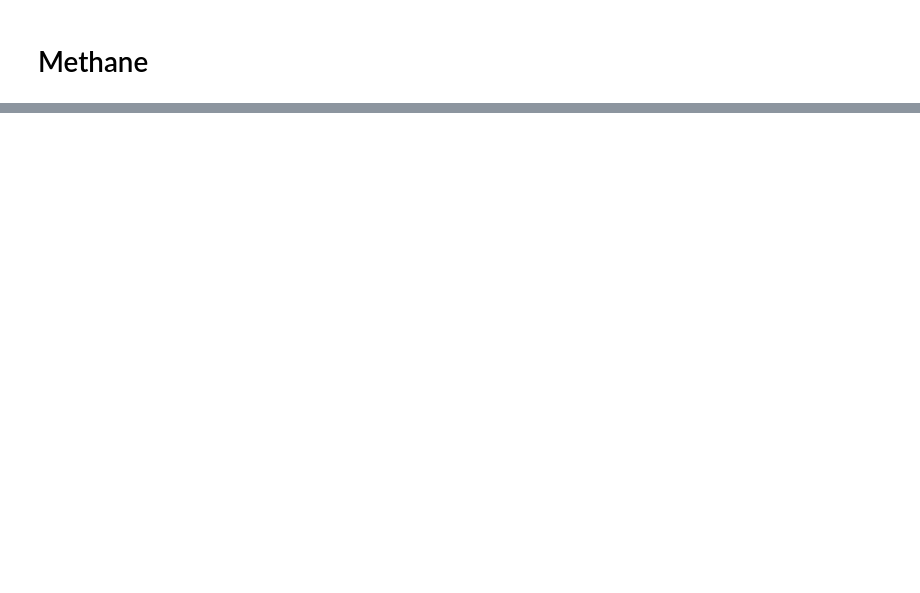
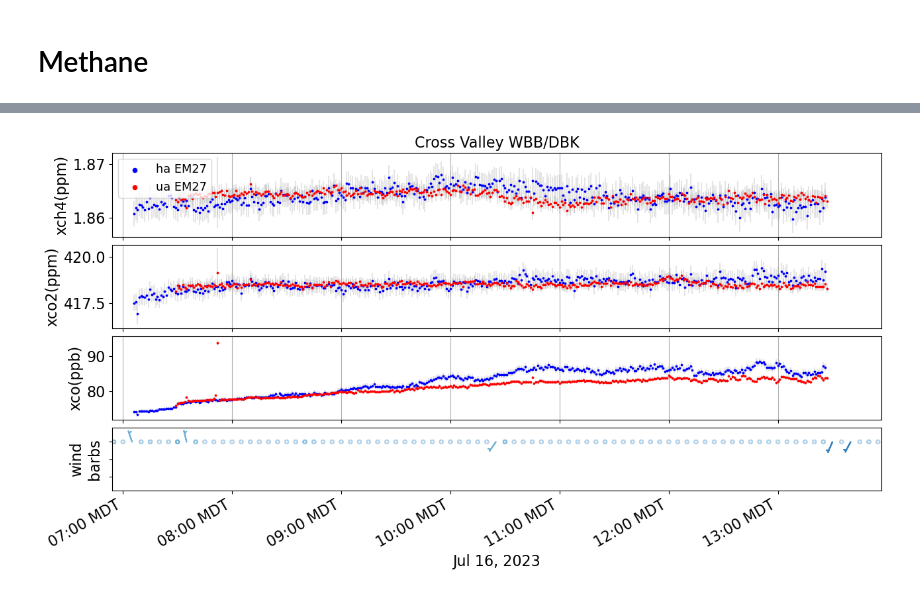
Before and after one commit to agmeyer4/Atmos_Column, a Jupyter notebook: atmos_column/ipynbs/oct2023_oco_presentation.ipynb, the cells around one changed output, grey strips where cells are left out. Cells and saved outputs as stored; diff of their text form; code cells hidden in the pictures; blank space fills up the shorter version.

```diff
--- a/atmos_column/ipynbs/oct2023_oco_presentation.ipynb
+++ b/atmos_column/ipynbs/oct2023_oco_presentation.ipynb
@@ -1451,0 +1665,13 @@ KeyError: 'xco2(ppm)'
+# %%
+fig_id = 'em27_07162023'
+before_hours = 0.2
+after_hours = 0.5
+
+date = datetime.date(year=2023,month=7,day=16)
+sub_oof_dfs,wbb_met_single,dbk_met_single = create_singleday_data(date,oof_dfs,wbb_met_df_mini,dbk_met_df_mini)
+fig = day_plot_mpl(sub_oof_dfs,wbb_met_single,dbk_met_single,before_hours,after_hours,rolling_line = False,
+                   windmode = 5,leg_loc = 'upper left')
+fig_name = f'{fig_id}.png'
+fig.savefig(os.path.join(figures_path,fig_name),dpi=500)
+# %% [output]
+[figure, added]
```
Also changed, not shown: parts of 22 cells of this notebook, 7 other files.
